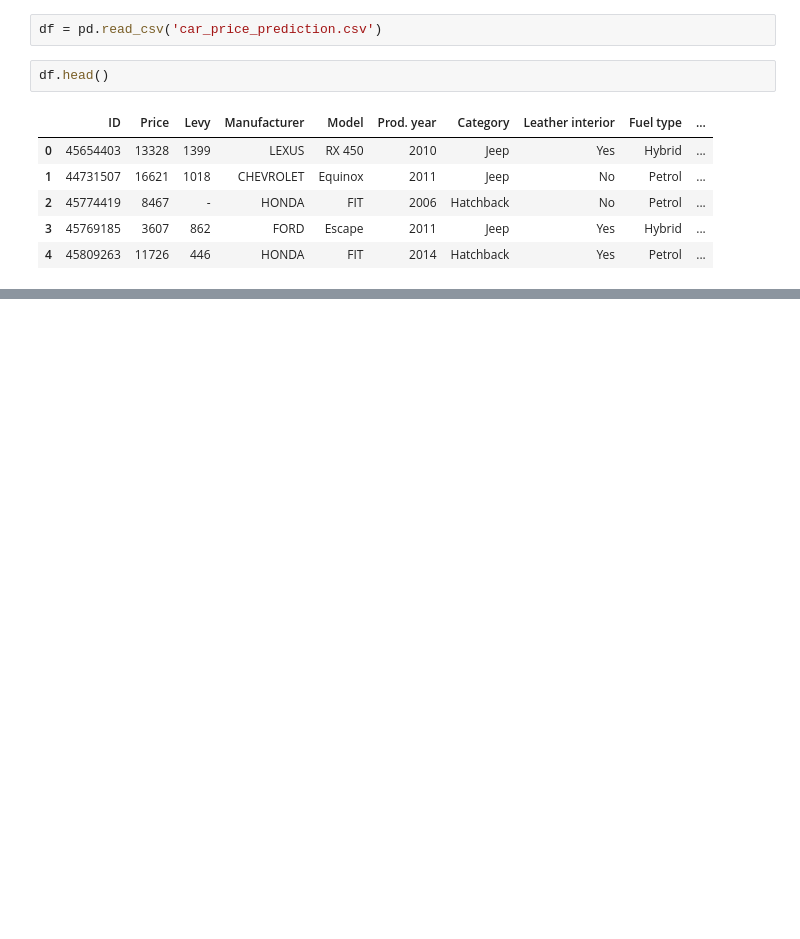
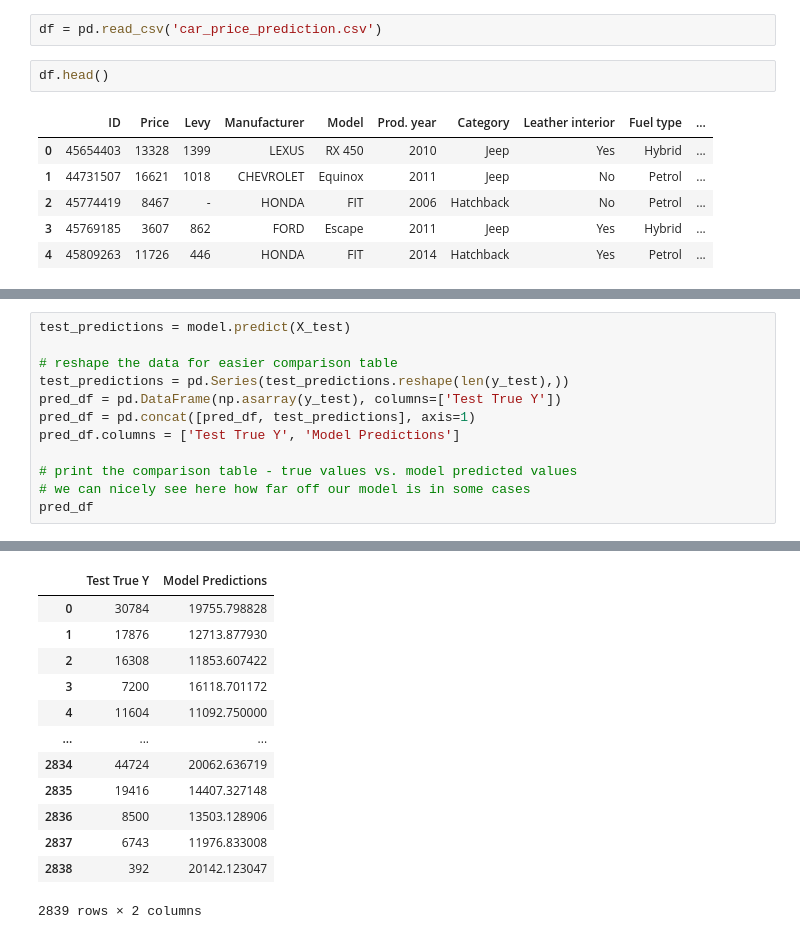
Before and after one commit to KirSobolev/Deep-Learning, a Jupyter notebook: ex1/ex1.ipynb, the cells around one changed output, grey strips where cells are left out. Cells and saved outputs as stored; diff of their text form; blank space fills up the shorter version.

```diff
--- a/ex1/ex1.ipynb
+++ b/ex1/ex1.ipynb
@@ -31,0 +559,13 @@ Error:
+# %%
+test_predictions = model.predict(X_test)
+
+# reshape the data for easier comparison table
+test_predictions = pd.Series(test_predictions.reshape(len(y_test),))
+pred_df = pd.DataFrame(np.asarray(y_test), columns=['Test True Y'])
+pred_df = pd.concat([pred_df, test_predictions], axis=1)
+pred_df.columns = ['Test True Y', 'Model Predictions']
+
+# print the comparison table - true values vs. model predicted values
+# we can nicely see here how far off our model is in some cases
+pred_df
+# %% [output]
@@ -31,0 +573,13 @@ Error:
+|  | Test True Y | Model Predictions |
+| 0 | 30784 | 19755.798828 |
+| 1 | 17876 | 12713.877930 |
+| 2 | 16308 | 11853.607422 |
+| 3 | 7200 | 16118.701172 |
+| 4 | 11604 | 11092.750000 |
+| ... | ... | ... |
+| 2834 | 44724 | 20062.636719 |
+| 2835 | 19416 | 14407.327148 |
+| 2836 | 8500 | 13503.128906 |
+| 2837 | 6743 | 11976.833008 |
+| 2838 | 392 | 20142.123047 |
+2839 rows × 2 columns
```
Also changed, not shown: parts of 63 cells of this notebook, 18 other files.
